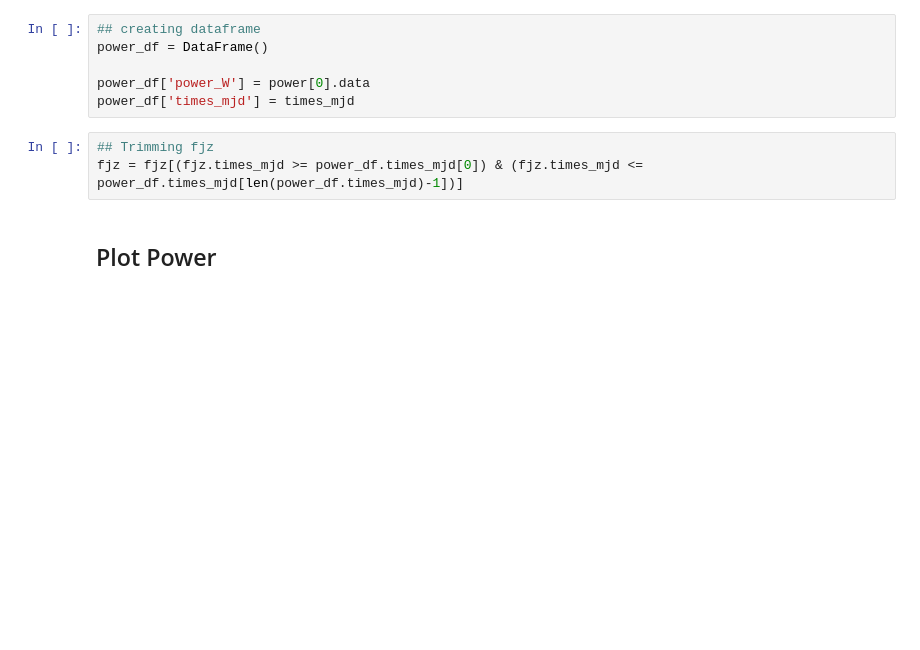
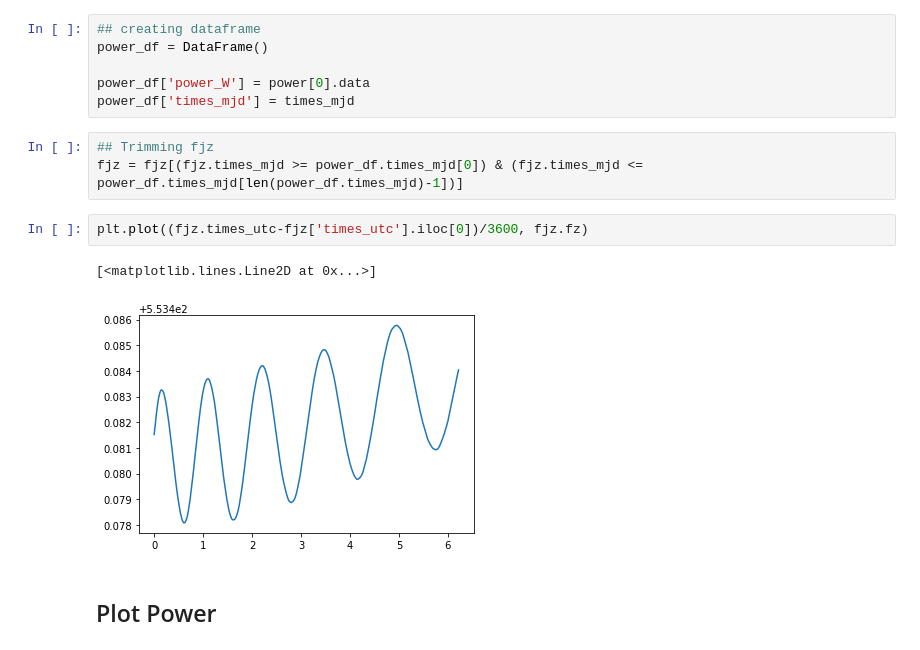
Before and after one commit to andbrocode/notebooks2, a Jupyter notebook: SagnacFrequency/SagnacFrequency_BeamPower.ipynb, the cells around one changed output. Saved outputs shown, nothing was run; the diff lists cells and outputs as text; blank space fills up the shorter version.

```diff
--- a/SagnacFrequency/SagnacFrequency_BeamPower.ipynb
+++ b/SagnacFrequency/SagnacFrequency_BeamPower.ipynb
@@ -110,6 +113,11 @@ power_df['times_mjd'] = times_mjd
 # %%
 ## Trimming fjz
 fjz = fjz[(fjz.times_mjd >= power_df.times_mjd[0]) & (fjz.times_mjd <= power_df.times_mjd[len(power_df.times_mjd)-1])]
+# %%
+plt.plot((fjz.times_utc-fjz['times_utc'].iloc[0])/3600, fjz.fz)
+# %% [output]
+[<matplotlib.lines.Line2D at 0x...>]
+[figure, added]
 # %% [markdown]
 ## Plot Power
 # %%
```
Also changed, not shown: parts of 10 cells of this notebook, 10 other files.
